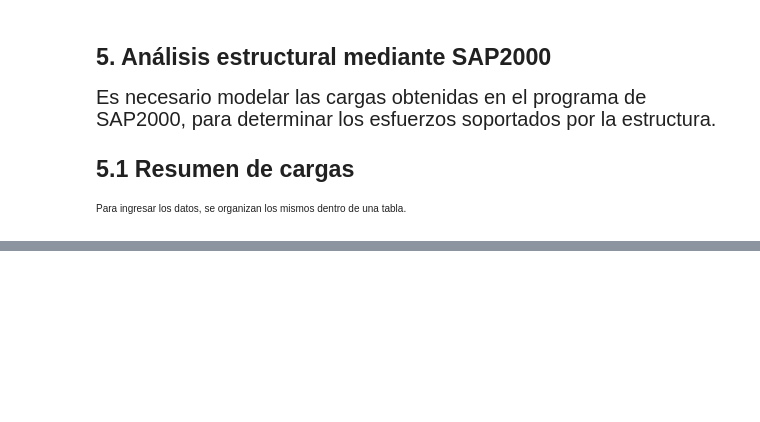
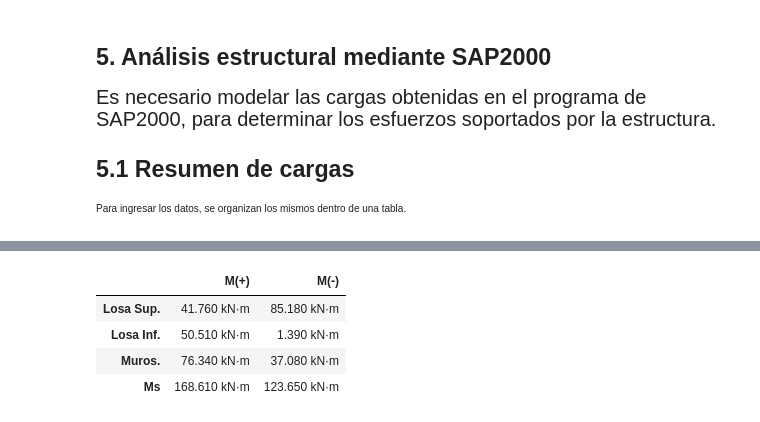
Before and after one commit to Saumeth/Boxculvert, a Jupyter notebook: Code/boxculvert.ipynb, the cells around one changed output, grey strips where cells are left out. Cells and saved outputs as stored; diff of their text form; code cells hidden in the pictures; blank space fills up the shorter version.

```diff
--- a/Code/boxculvert.ipynb
+++ b/Code/boxculvert.ipynb
@@ -703,0 +881,32 @@ resumen
+# %%
+M_ls_pos = 41.76*kN*m
+
+M_li_pos = 50.51*kN*m
+
+M_m_pos = 76.34*kN*m
+
+M_ls_neg = 85.18*kN*m
+
+M_li_neg = 1.39*kN*m
+
+M_m_neg = 37.08*kN*m
+# %%
+MServicio = pd.DataFrame(columns=['M(+)', 'M(-)'], index=['Losa Sup.', 'Losa Inf.', 'Muros.', 'Ms'])
+
+MServicio.iloc[0,0] = M_ls_pos
+MServicio.iloc[1,0] = M_li_pos
+MServicio.iloc[2,0] = M_m_pos
+MServicio.iloc[3,0] = M_ls_pos+M_li_pos+M_m_pos
+
+MServicio.iloc[0,1] = M_ls_neg
+MServicio.iloc[1,1] = M_li_neg
+MServicio.iloc[2,1] = M_m_neg
+MServicio.iloc[3,1] = M_ls_neg+M_li_neg+M_m_neg
+
+MServicio
+# %% [output]
+|  | M(+) | M(-) |
+| Losa Sup. | 41.760 kN·m | 85.180 kN·m |
+| Losa Inf. | 50.510 kN·m | 1.390 kN·m |
+| Muros. | 76.340 kN·m | 37.080 kN·m |
+| Ms | 168.610 kN·m | 123.650 kN·m |
```
Also changed, not shown: parts of 114 cells of this notebook.
